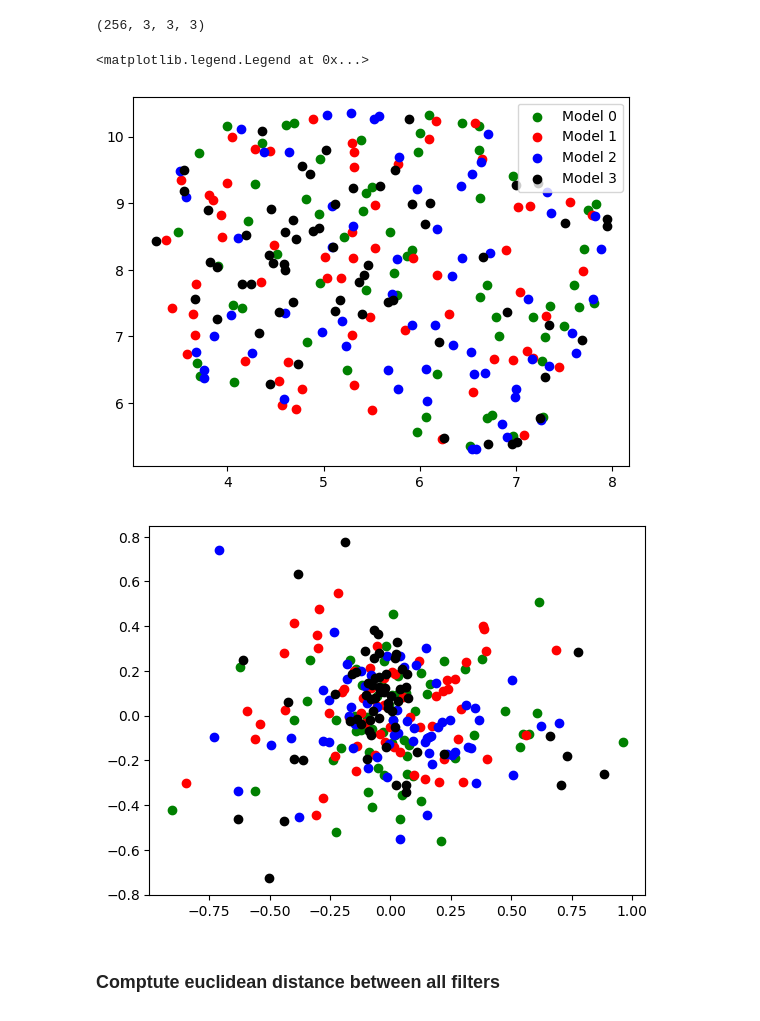
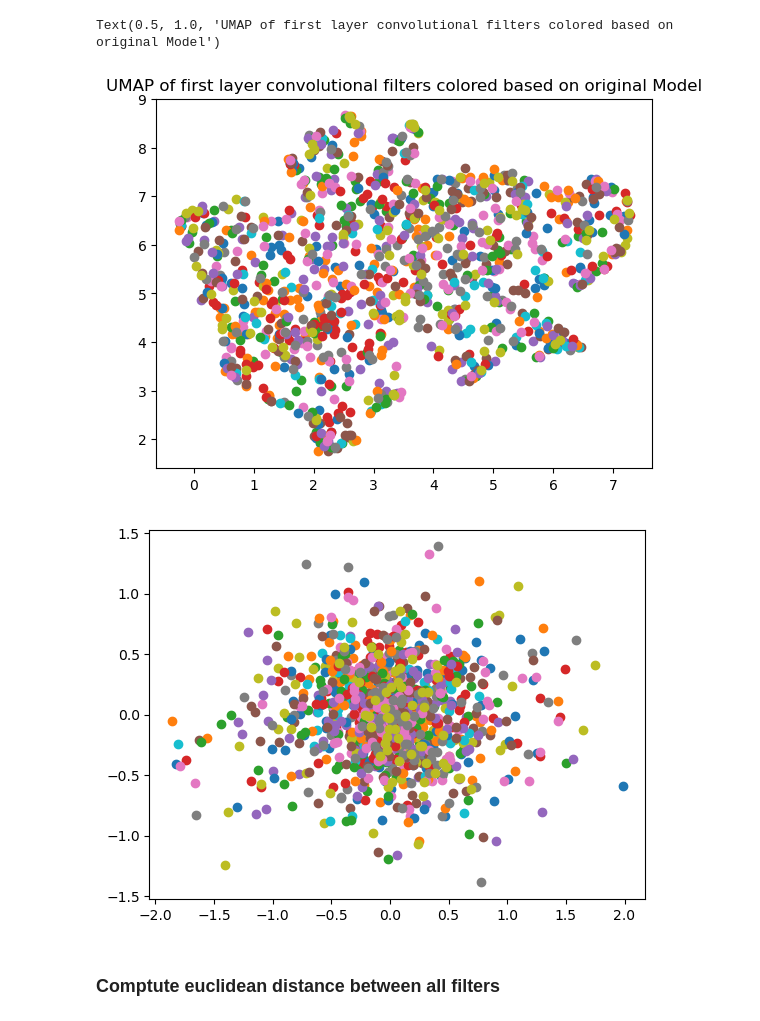
Before and after one commit to janulm/deep-learning-advanced-initialization, a Jupyter notebook: weight_visualization.ipynb, the cells around one changed output. Saved outputs shown, nothing was run; the diff lists cells and outputs as text; code cells hidden in the pictures.

Commit message:
Further visualizations.

```diff
--- a/weight_visualization.ipynb
+++ b/weight_visualization.ipynb
@@ -75 +61,9 @@ model4.load_state_dict(model_4_state_dict)
+# %%
+models = []
+num_models = 19
+for i in range(1,num_models+1):
+    model_state_dict = torch.load(f"models/model_0_{i}.pt", map_location=torch.device('cpu'))
+    model = generate_model(10)
+    model.load_state_dict(model_state_dict)
+    models.append(model)
 # %%
@@ -136,5 +103,0 @@ embedding3 = reducer3.fit_transform(filters_layer_1_ch3)
-# %%
-colors = ["green", "red", "blue", "black"]
-for i in range(4):
-    plt.scatter(embedding3[64*i:64*(i+1)-1, 0], embedding3[64*i:64*(i+1)-1, 1], color=colors[i],label=f"Model {i}")
-plt.legend()
@@ -144,27 +104,21 @@ plt.legend()
-# %%
-filters_layer_1.shape
-# %% [output]
-(256, 3, 3, 3)
 # %%
 reducer = umap.UMAP()
 embedding = reducer.fit_transform(filters_layer_1_flat)
 # %%
-import seaborn as sns
-colors = ["green", "red", "blue", "black"]
-for i in range(4):
-    plt.scatter(embedding[64*i:64*(i+1)-1, 0], embedding[64*i:64*(i+1)-1, 1], color=colors[i],label=f"Model {i}")
-plt.legend()
+for i in range(num_models):
+    plt.scatter(embedding[64*i:64*(i+1)-1, 0], embedding[64*i:64*(i+1)-1, 1], label=f"Model {i}")
+plt.title("UMAP of first layer convolutional filters colored based on original Model")
 # %% [output]
-<matplotlib.legend.Legend at 0x...>
+Text(0.5, 1.0, 'UMAP of first layer convolutional filters colored based on original Model')
-[figure, old version]
+[figure, new version]
 # %%
 from sklearn.decomposition import PCA
 pca = PCA(n_components=2)
 fil_trans_pca = pca.fit_transform(filters_layer_1_flat)
-for i in range(4):
-    plt.scatter(fil_trans_pca[64*i:64*(i+1)-1, 0], fil_trans_pca[64*i:64*(i+1)-1, 1], color=colors[i],label=f"Model {i}")
+for i in range(num_models):
+    plt.scatter(fil_trans_pca[64*i:64*(i+1)-1, 0], fil_trans_pca[64*i:64*(i+1)-1, 1], label=f"Model {i}")
 # %% [output]
-[figure, old version]
+[figure, new version]
 # %% [markdown]
 ### Comptute euclidean distance between all filters
 # %%
```
Also changed, not shown: parts of 19 cells of this notebook.
